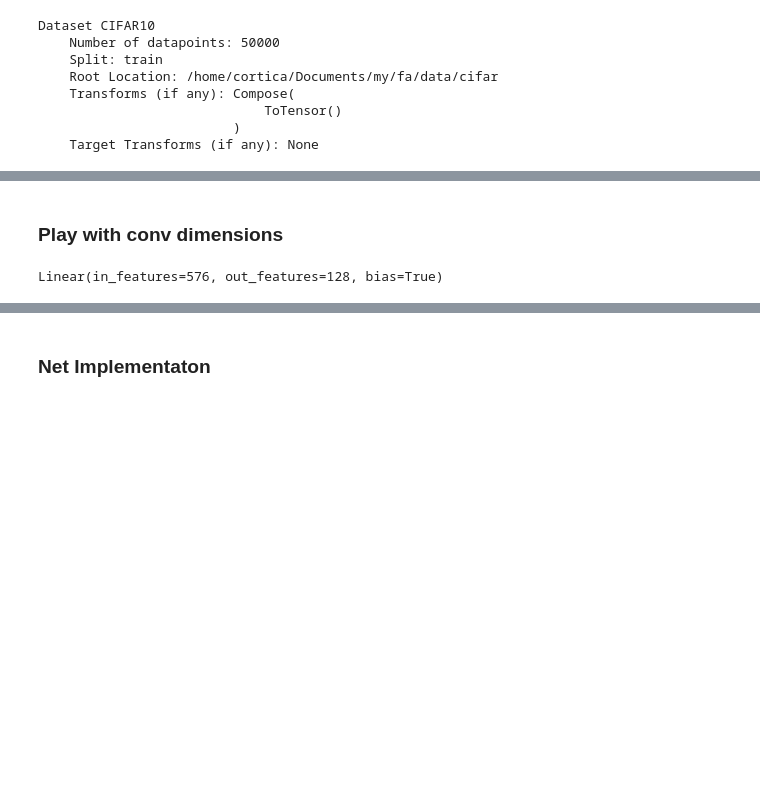
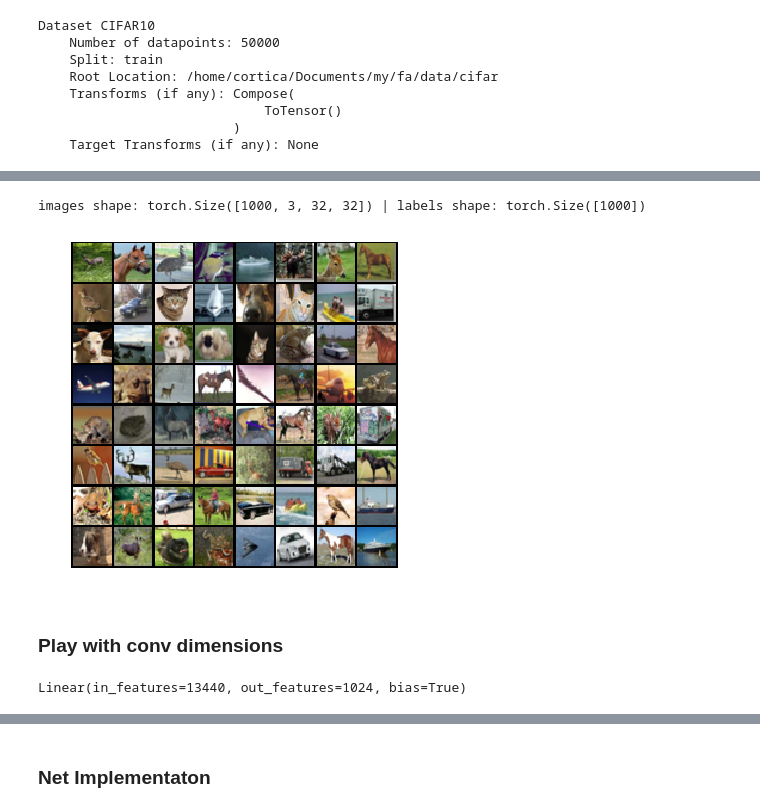
Before and after one commit to skela5528/pytorch-learn, a Jupyter notebook: Image Classification.ipynb, the cells around one changed output, grey strips where cells are left out. Saved outputs shown, nothing was run; the diff lists cells and outputs as text; code cells hidden in the pictures; blank space fills up the shorter version.

```diff
--- a/Image Classification.ipynb
+++ b/Image Classification.ipynb
@@ -36,14 +52,13 @@ CLASSES = ('plane', 'car', 'bird', 'cat', 'deer', 'dog', 'frog', 'horse', 'ship'
 def imgshow(img, w=64, h=4):
     img = img.numpy()
     img = np.transpose(img,  axes=(1, 2, 0))
-    plt.imshow(img)
+    plt.imshow(img, cmap='Greys')
     ax = plt.gca()
     fig = plt.gcf()
     plt.axis('off')
     fig.set_size_inches((w, h))
 # %%
-data_path = "/home/cortica/Documents/my/fa/data/cifar"
-batch_size = 1024
+batch_size = 1000
 transform = transforms.Compose(
     [transforms.ToTensor(),
     ])
@@ -52,7 +67,7 @@ trainset = torchvision.datasets.CIFAR10(root=data_path, train=True, download=Fal
 trainloader = torch.utils.data.DataLoader(trainset, batch_size=batch_size, shuffle=True, num_workers=2)
 
 testset = torchvision.datasets.CIFAR10(root=data_path, train=False, download=False, transform=transform)
-testloader = torch.utils.data.DataLoader(testset, batch_size=batch_size, shuffle=True, num_workers=2)
+testloader = torch.utils.data.DataLoader(testset, batch_size=batch_size, shuffle=False, num_workers=2)
 # %%
 trainloader.dataset
 # %% [output]
@@ -67,8 +93,12 @@ Dataset CIFAR10
 # %%
-# dataiter = iter(trainloader)
-# images, labels = dataiter.next()
-# img_grid = torchvision.utils.make_grid(images)
-# imgshow(img_grid)
+dataiter = iter(trainloader)
+images, labels = dataiter.next()
+print("images shape: {} | labels shape: {}".format(images.shape, labels.shape))
+img_grid = torchvision.utils.make_grid(images[:64])
+imgshow(img_grid, 6, 6)
+# %% [output]
+images shape: torch.Size([1000, 3, 32, 32]) | labels shape: torch.Size([1000])
+[figure, added]
 # %% [markdown]
 ### Play with conv dimensions
 # %%
@@ -76,12 +106,19 @@ x = torch.randn(1, 3, 32, 32)
 # %%
-conv1 = nn.Conv2d(3, 64, 3, stride=2, padding=1)
-pool1 = nn.AdaptiveMaxPool2d((8, 8))
-conv2 = nn.Conv2d(64, 64, 3, stride=1, padding=1)
-pool2 = nn.AdaptiveMaxPool2d((3, 3))
-fc = nn.Linear(in_features=64 * 3 * 3, out_features=128)
-fc
+conv1 = nn.Conv2d(3, 16, 3, stride=1, padding=1)
+pool1 = nn.AdaptiveMaxPool2d((56, 56))  # desired output size
+
+# pool1 = nn.MaxPool2d(2)
+
+conv2 = nn.Conv2d(16, 32, 3, stride=1, padding=1)
+pool2 = nn.AdaptiveMaxPool2d((28, 28))
+
+conv3 = nn.Conv2d(32, 64, 3, stride=1, padding=1)
+pool3 = nn.AdaptiveAvgPool2d((14, 14))
+
+fc1 = nn.Linear(in_features=64 * 14 * 15, out_features=1024)
+fc2 = nn.Linear(in_features=1024, out_features=6)
 # %% [output]
-Linear(in_features=576, out_features=128, bias=True)
+Linear(in_features=13440, out_features=1024, bias=True)
 # %%
 convolved1 = conv1(x)
 convolved1.shape
```
Also changed, not shown: parts of 51 cells of this notebook.
